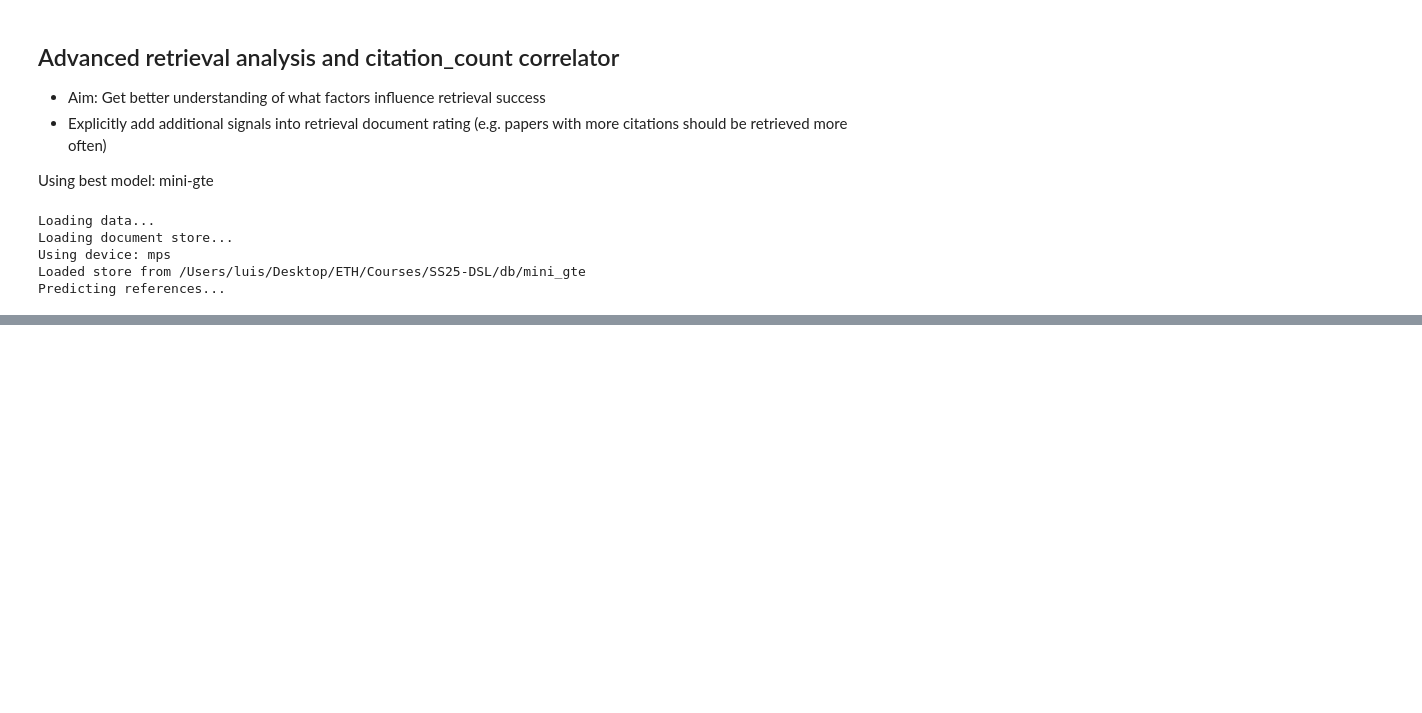
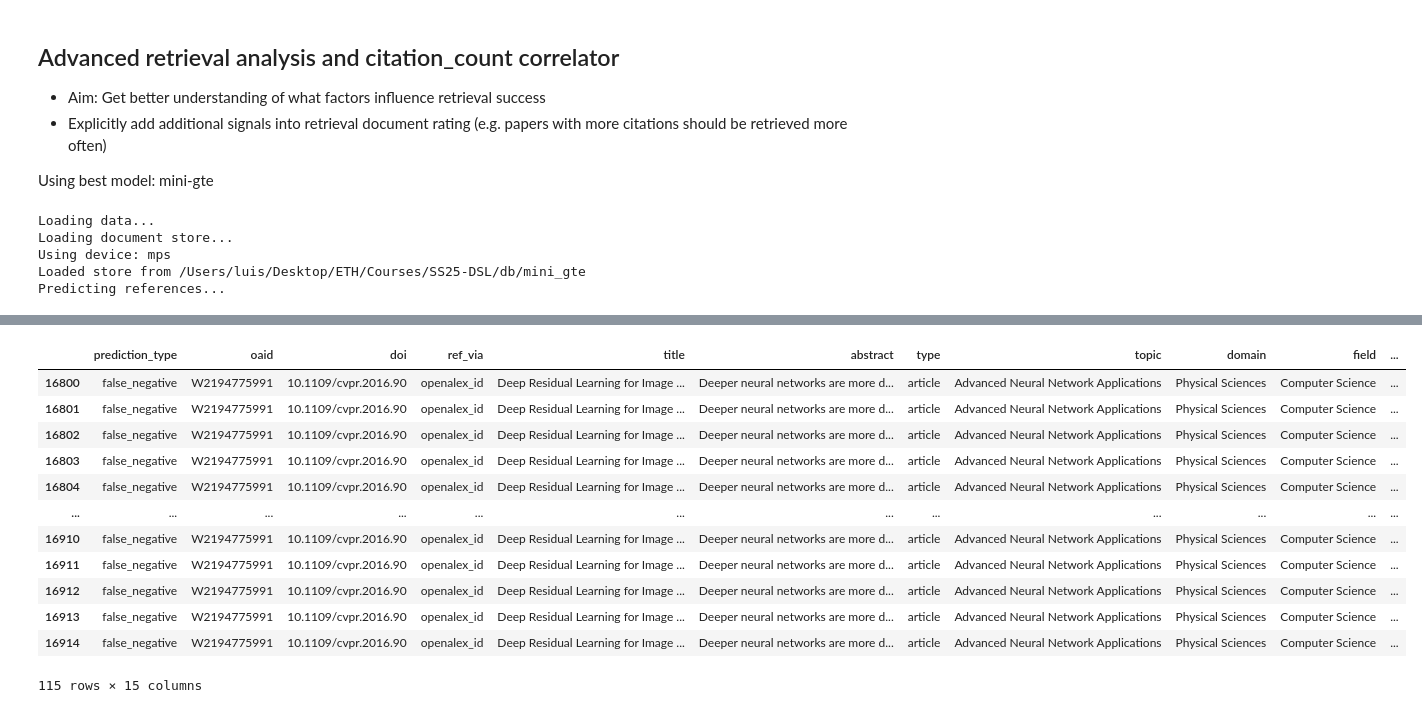
Before and after one commit to LuisCarretero/dsl-research-assistant, a Jupyter notebook: src/semantic_search/dev/benchmarking_dev.ipynb, the cells around one changed output, grey strips where cells are left out. Drawn from its saved outputs; the diff is of its cells as text; code cells hidden in the pictures; blank space fills up the shorter version.

```diff
--- a/src/semantic_search/dev/benchmarking_dev.ipynb
+++ b/src/semantic_search/dev/benchmarking_dev.ipynb
@@ -741,0 +685,16 @@ See the caveats in the documentation: https://pandas.pydata.org/pandas-docs/stab
+# %%
+analysis_df[analysis_df.cited_by_count > int(1e5)]
+# %% [output]
+|  | prediction_type | oaid | doi | ref_via | title | abstract | type | topic | domain | field | ... |
+| 16800 | false_negative | W2194775991 | 10.1109/cvpr.2016.90 | openalex_id | Deep Residual Learning for Image ... | Deeper neural networks are more d... | article | Advanced Neural Network Applications | Physical Sciences | Computer Science | ... |
+| 16801 | false_negative | W2194775991 | 10.1109/cvpr.2016.90 | openalex_id | Deep Residual Learning for Image ... | Deeper neural networks are more d... | article | Advanced Neural Network Applications | Physical Sciences | Computer Science | ... |
+| 16802 | false_negative | W2194775991 | 10.1109/cvpr.2016.90 | openalex_id | Deep Residual Learning for Image ... | Deeper neural networks are more d... | article | Advanced Neural Network Applications | Physical Sciences | Computer Science | ... |
+| 16803 | false_negative | W2194775991 | 10.1109/cvpr.2016.90 | openalex_id | Deep Residual Learning for Image ... | Deeper neural networks are more d... | article | Advanced Neural Network Applications | Physical Sciences | Computer Science | ... |
+| 16804 | false_negative | W2194775991 | 10.1109/cvpr.2016.90 | openalex_id | Deep Residual Learning for Image ... | Deeper neural networks are more d... | article | Advanced Neural Network Applications | Physical Sciences | Computer Science | ... |
+| ... | ... | ... | ... | ... | ... | ... | ... | ... | ... | ... | ... |
+| 16910 | false_negative | W2194775991 | 10.1109/cvpr.2016.90 | openalex_id | Deep Residual Learning for Image ... | Deeper neural networks are more d... | article | Advanced Neural Network Applications | Physical Sciences | Computer Science | ... |
+| 16911 | false_negative | W2194775991 | 10.1109/cvpr.2016.90 | openalex_id | Deep Residual Learning for Image ... | Deeper neural networks are more d... | article | Advanced Neural Network Applications | Physical Sciences | Computer Science | ... |
+| 16912 | false_negative | W2194775991 | 10.1109/cvpr.2016.90 | openalex_id | Deep Residual Learning for Image ... | Deeper neural networks are more d... | article | Advanced Neural Network Applications | Physical Sciences | Computer Science | ... |
+| 16913 | false_negative | W2194775991 | 10.1109/cvpr.2016.90 | openalex_id | Deep Residual Learning for Image ... | Deeper neural networks are more d... | article | Advanced Neural Network Applications | Physical Sciences | Computer Science | ... |
+| 16914 | false_negative | W2194775991 | 10.1109/cvpr.2016.90 | openalex_id | Deep Residual Learning for Image ... | Deeper neural networks are more d... | article | Advanced Neural Network Applications | Physical Sciences | Computer Science | ... |
+115 rows × 15 columns
```
Also changed, not shown: parts of 11 cells of this notebook, 2 other files.
